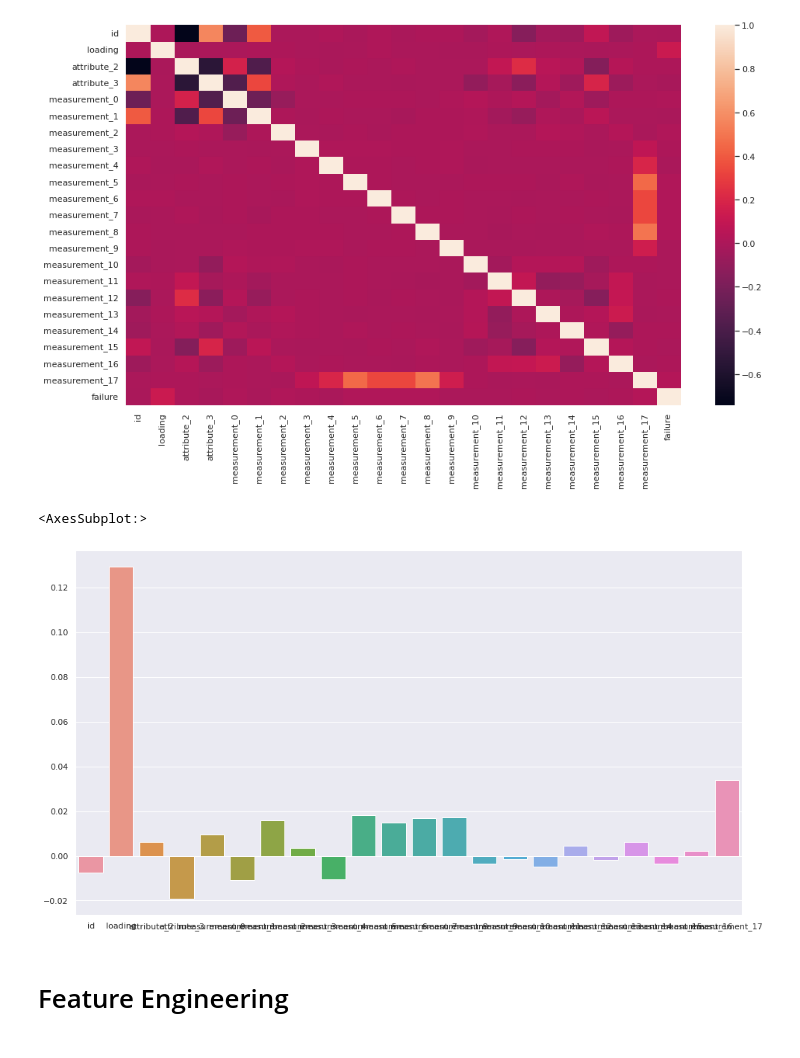
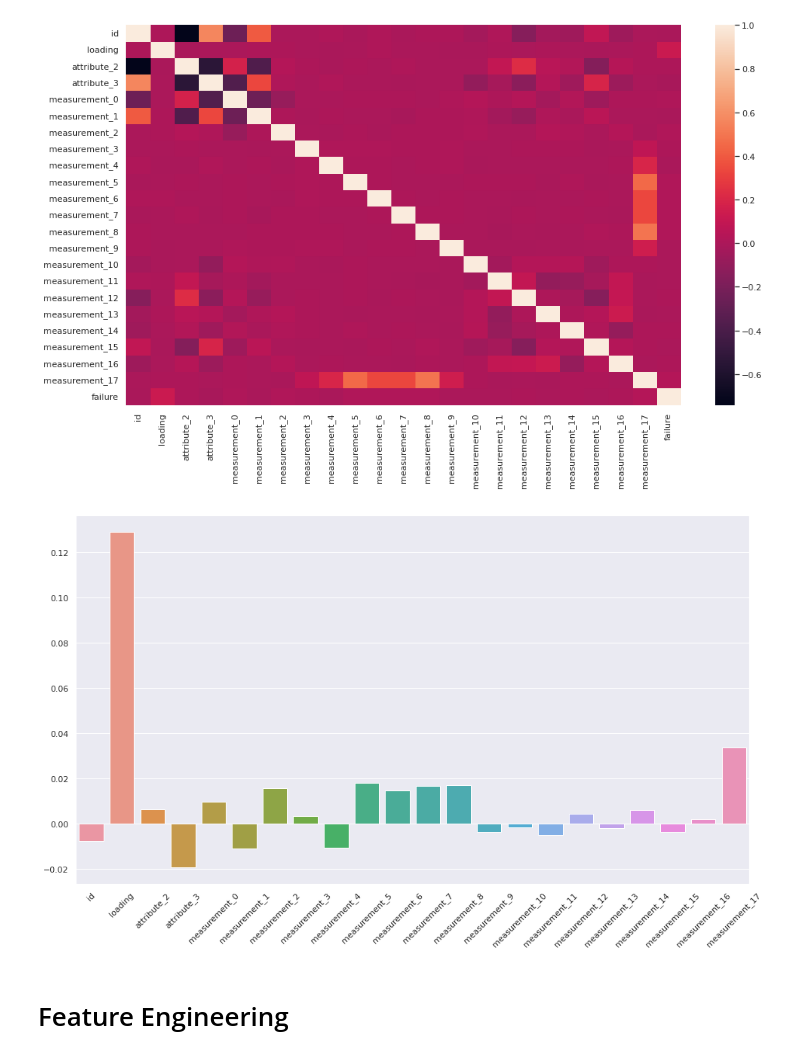
Before and after one commit to ravil-gasanov/tps-august-2022, a Jupyter notebook: src/notebooks/eda.ipynb, the cells around one changed output. Saved outputs shown, nothing was run; the diff lists cells and outputs as text; code cells hidden in the pictures.

```diff
--- a/src/notebooks/eda.ipynb
+++ b/src/notebooks/eda.ipynb
@@ -81,10 +101,12 @@ sns.heatmap(train.corr())
 [figure]
 # %%
 corrs_with_failure = train.loc[:, train.columns != 'failure'].corrwith(train.failure)
-sns.barplot(x = corrs_with_failure.index, y = corrs_with_failure)
+barplt = sns.barplot(x = corrs_with_failure.index, y = corrs_with_failure)
+
+for item in barplt.get_xticklabels():
+    item.set_rotation(45)
 # %% [output]
-<AxesSubplot:>
-[figure, old version]
+[figure, new version]
 # %% [markdown]
 # Feature Engineering
 # %% [markdown]
```
Also changed, not shown: parts of 2 cells of this notebook, 3 other files.
